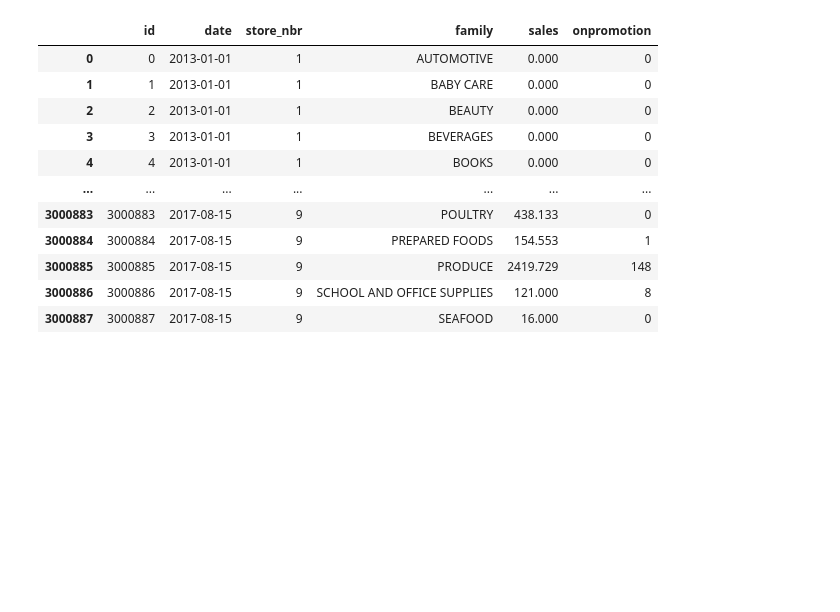
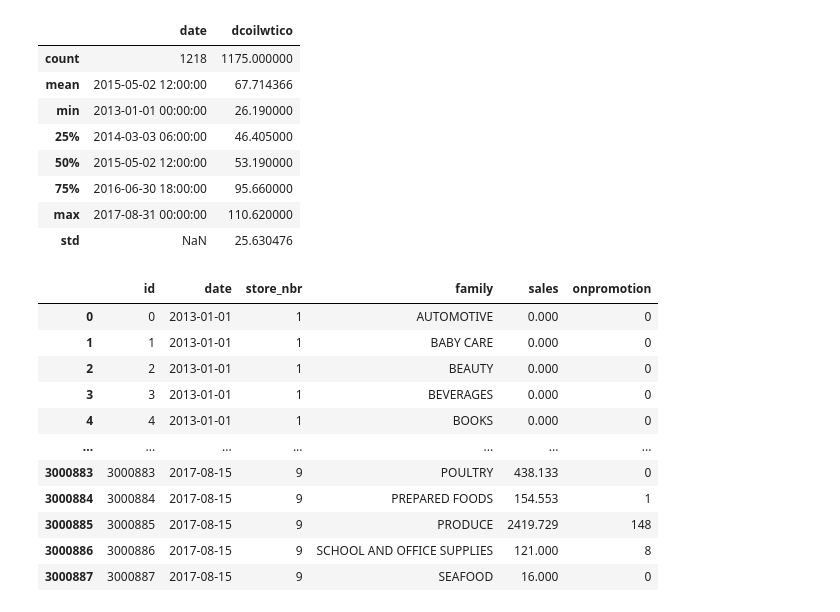
Before and after one commit to jayvvhy/MLE_Store_Sales_Inventory_Prediction, a Jupyter notebook: EDA.ipynb, the cells around one changed output. Drawn from its saved outputs; the diff is of its cells as text; code cells hidden in the pictures; blank space fills up the shorter version.

```diff
--- a/EDA.ipynb
+++ b/EDA.ipynb
@@ -26,3 +86,15 @@ transaction_df
+# %%
+oil_df.describe()
+# %% [output]
+|  | date | dcoilwtico |
+| count | 1218 | 1175.000000 |
+| mean | 2015-05-02 12:00:00 | 67.714366 |
+| min | 2013-01-01 00:00:00 | 26.190000 |
+| 25% | 2014-03-03 06:00:00 | 46.405000 |
+| 50% | 2015-05-02 12:00:00 | 53.190000 |
+| 75% | 2016-06-30 18:00:00 | 95.660000 |
+| max | 2017-08-31 00:00:00 | 110.620000 |
+| std | NaN | 25.630476 |
 # %%
 train_df
 # %% [output]
```
Also changed, not shown: parts of 4 cells of this notebook, 41 other files.
